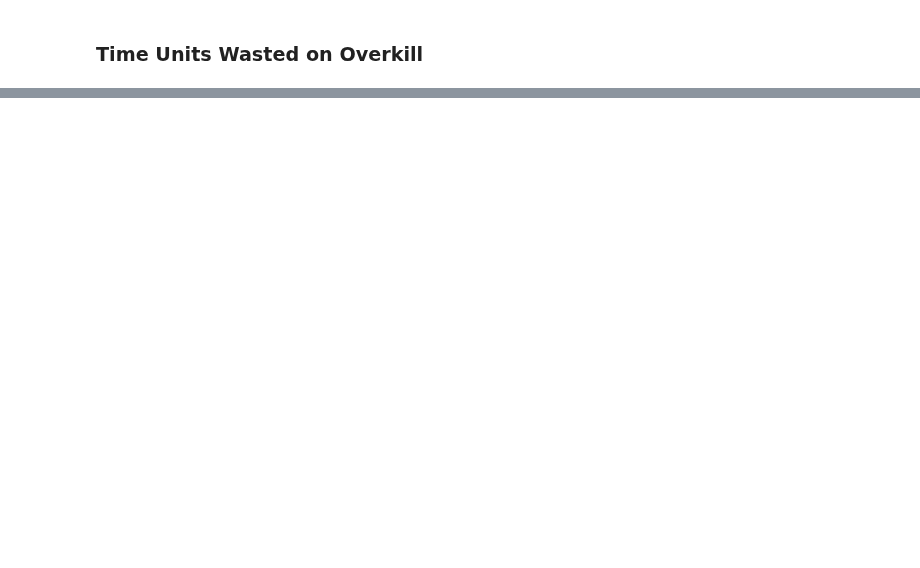
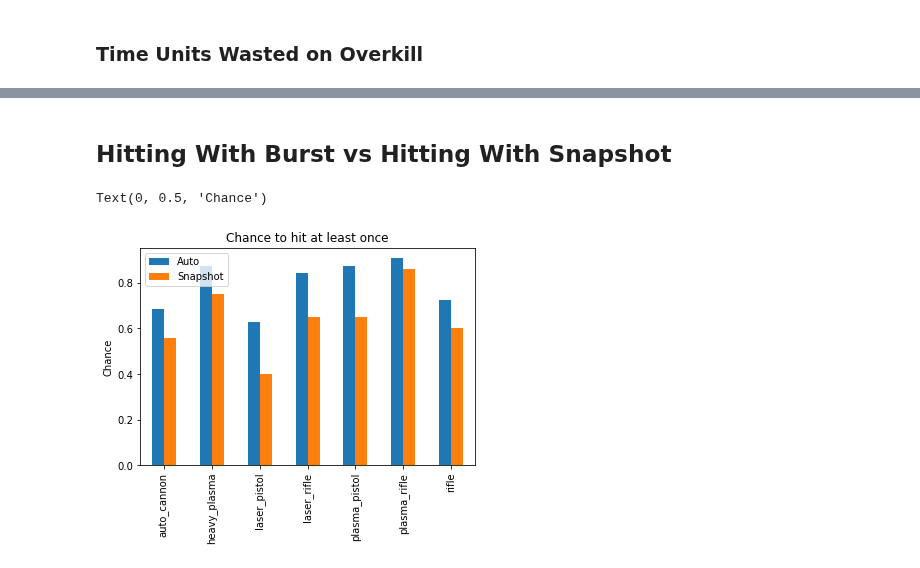
Before and after one commit to Bernardo-MG/xcom-analysis-jupyter-notebook, a Jupyter notebook: enemy_unknown/weapon_stats.ipynb, the cells around one changed output, grey strips where cells are left out. Drawn from its saved outputs; the diff is of its cells as text; code cells hidden in the pictures; blank space fills up the shorter version.

Commit message:
Added analysis for hitting at least once

```diff
--- a/enemy_unknown/weapon_stats.ipynb
+++ b/enemy_unknown/weapon_stats.ipynb
@@ -260,0 +363,26 @@ ax.set_ylabel("TUs")
+# %% [markdown]
+## Hitting With Burst vs Hitting With Snapshot
+# %%
+at_least_one_compare = weapon_data[["weapon", "fire_mode", "burst", "accuracy"]]
+at_least_one_compare = at_least_one_compare.query("fire_mode == 'snapshot' | fire_mode == 'auto'")
+at_least_one_compare = at_least_one_compare.groupby(["weapon", "fire_mode"]).mean()
+# %%
+at_least_one_compare["chance"] = at_least_one_compare.apply(lambda x: at_least_one(x["accuracy"]/100, x["burst"]), axis=1)
+at_least_one_compare["chance"] = pd.to_numeric(at_least_one_compare["chance"])
+at_least_one_compare = at_least_one_compare.drop(["burst", "accuracy"], axis=1)
+at_least_one_compare = at_least_one_compare.reset_index()
+at_least_one_compare = at_least_one_compare.set_index("weapon")
+# %%
+at_least_one_compare_auto = at_least_one_compare[at_least_one_compare["fire_mode"] == "auto"][["chance"]]
+at_least_one_compare_snap = at_least_one_compare[at_least_one_compare["fire_mode"] == "snapshot"][["chance"]]
+at_least_one_compare = at_least_one_compare_auto.merge(at_least_one_compare_snap, on="weapon")
+at_least_one_compare = at_least_one_compare.rename(columns={"chance_x": "auto", "chance_y": "snapshot"})
+at_least_one_compare = at_least_one_compare.sort_values(by=["weapon"])
+# %%
+ax = at_least_one_compare.plot.bar(title="Chance to hit at least once")
+ax.legend(["Auto", "Snapshot"])
+ax.xaxis.get_label().set_visible(False)
+ax.set_ylabel("Chance")
+# %% [output]
+Text(0, 0.5, 'Chance')
+[figure, added]
```
Also changed, not shown: parts of 19 cells of this notebook, 9 other files.
